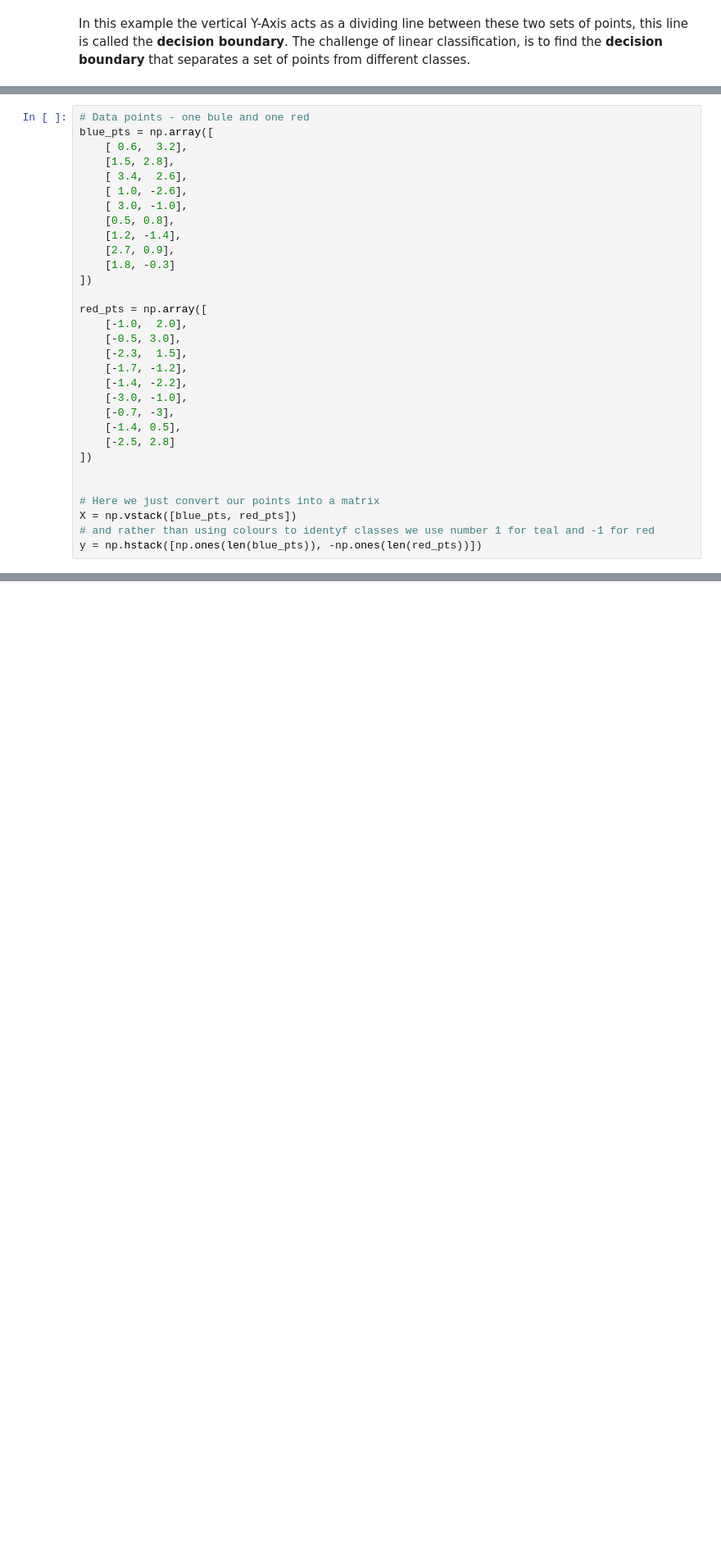
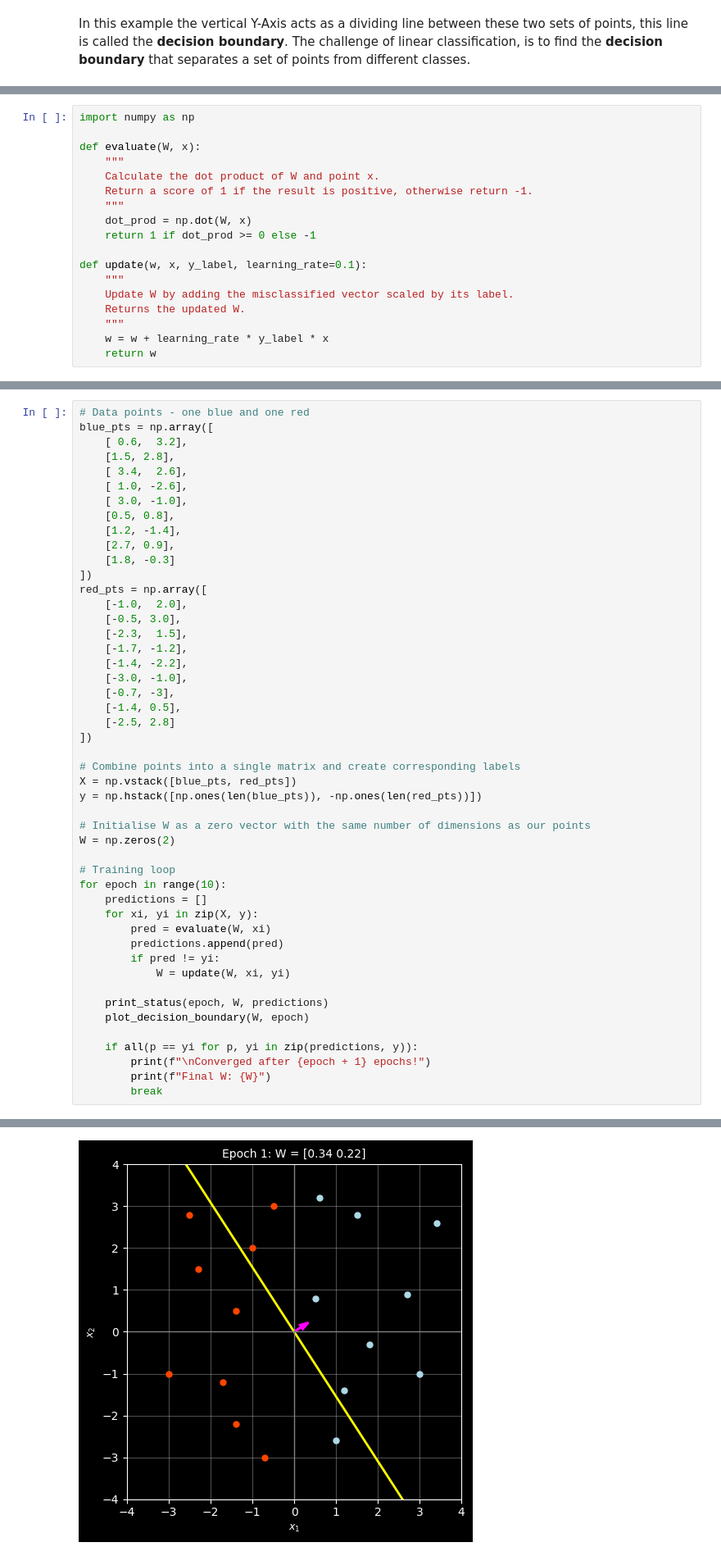
Before and after one commit to patrick-lowry/patrick-lowry-dotcom, a Jupyter notebook: ml-coding/chapters/03-classification.ipynb, the cells around one changed output, grey strips where cells are left out. Shown at 82% size. Cells and saved outputs as stored; diff of their text form; blank space fills up the shorter version.

```diff
--- a/ml-coding/chapters/03-classification.ipynb
+++ b/ml-coding/chapters/03-classification.ipynb
@@ -198,0 +152,18 @@ class Perceptron:
+# %%
+import numpy as np
+
+def evaluate(W, x):
+    """
+    Calculate the dot product of W and point x.
+    Return a score of 1 if the result is positive, otherwise return -1.
+    """
+    dot_prod = np.dot(W, x)
+    return 1 if dot_prod >= 0 else -1
+
+def update(w, x, y_label, learning_rate=0.1):
+    """
+    Update W by adding the misclassified vector scaled by its label.
+    Returns the updated W.
+    """
+    w = w + learning_rate * y_label * x
+    return w
@@ -199,5 +234,5 @@ class Perceptron:
 # %%
-# Data points - one bule and one red
+# Data points - one blue and one red
 blue_pts = np.array([
     [ 0.6,  3.2],
     [1.5, 2.8],
@@ -209,7 +244,6 @@ blue_pts = np.array([
     [2.7, 0.9],
     [1.8, -0.3]
 ])
-
 red_pts = np.array([
     [-1.0,  2.0],
     [-0.5, 3.0],
@@ -222,8 +256,27 @@ red_pts = np.array([
     [-2.5, 2.8]
 ])
 
+# Combine points into a single matrix and create corresponding labels
+X = np.vstack([blue_pts, red_pts])
+y = np.hstack([np.ones(len(blue_pts)), -np.ones(len(red_pts))])
 
-# Here we just convert our points into a matrix
-X = np.vstack([blue_pts, red_pts])
-# and rather than using colours to identyf classes we use number 1 for teal and -1 for red
-y = np.hstack([np.ones(len(blue_pts)), -np.ones(len(red_pts))])
+# Initialise W as a zero vector with the same number of dimensions as our points
+W = np.zeros(2)
+
+# Training loop
+for epoch in range(10):
+    predictions = []
+    for xi, yi in zip(X, y):
+        pred = evaluate(W, xi)
+        predictions.append(pred)
+        if pred != yi:
+            W = update(W, xi, yi)
+
+    print_status(epoch, W, predictions)
+    plot_decision_boundary(W, epoch)
+
+    if all(p == yi for p, yi in zip(predictions, y)):
+        print(f"\nConverged after {epoch + 1} epochs!")
+        print(f"Final W: {W}")
+        break
+# %% [output]
@@ -229,0 +300 @@ y = np.hstack([np.ones(len(blue_pts)), -np.ones(len(red_pts))])
+[figure, added]
```
Also changed, not shown: parts of 10 cells of this notebook.
